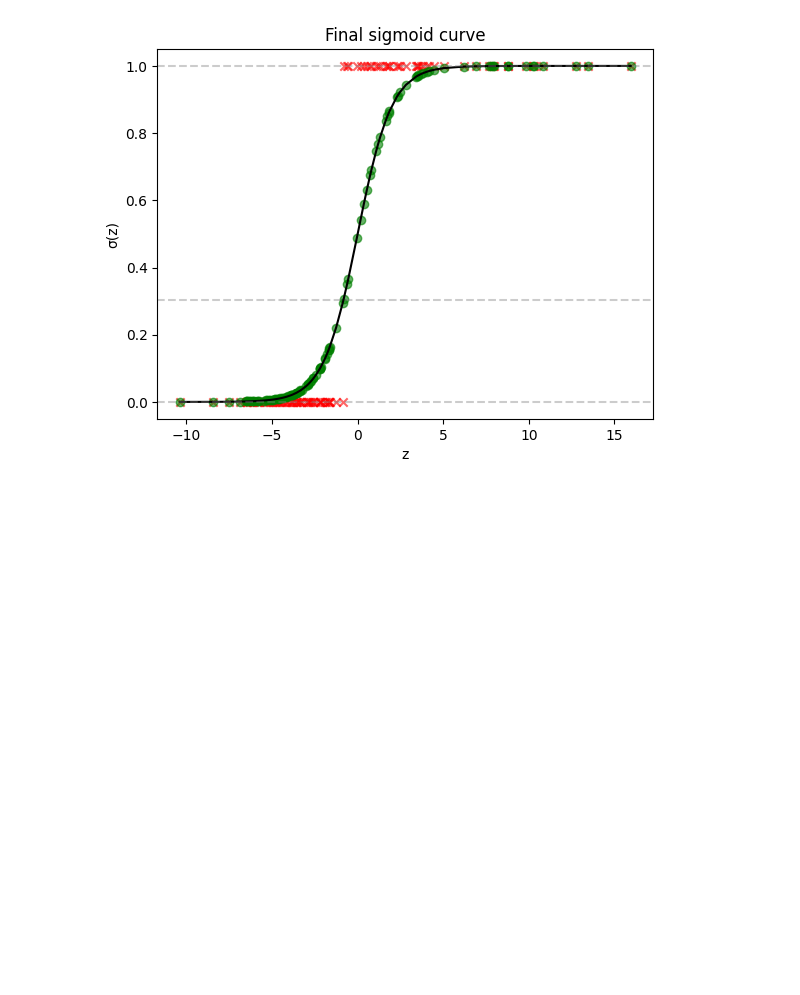
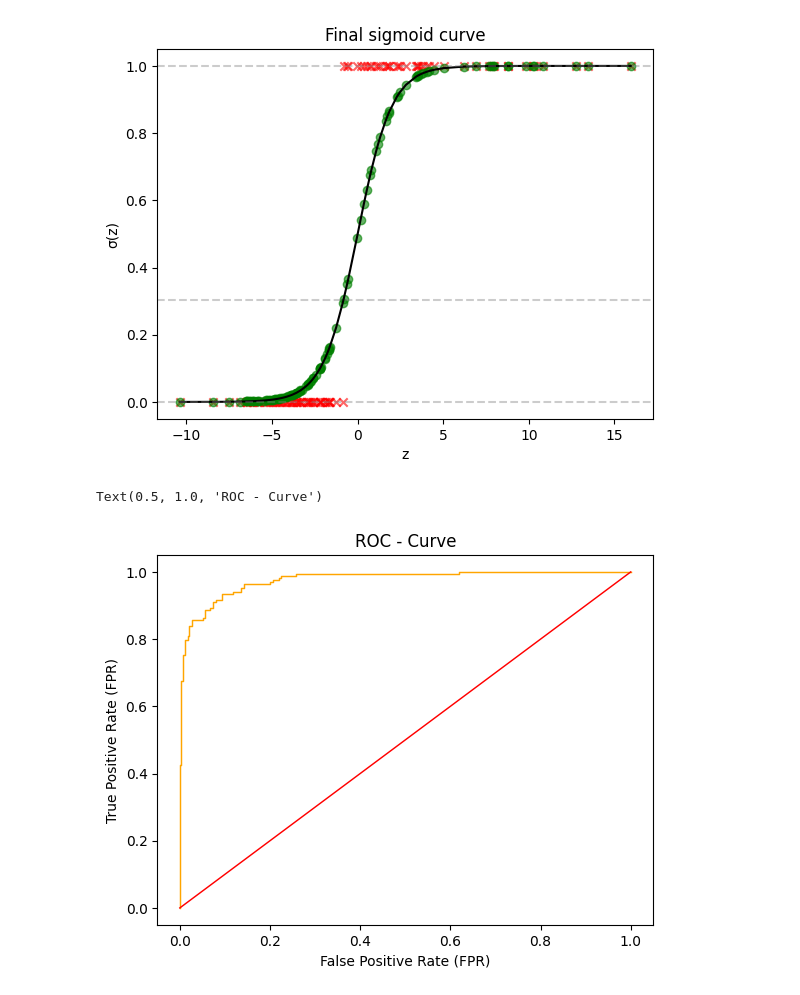
Before and after one commit to Sachet27/ML_Training, a Jupyter notebook: src/logistic_regression_test.ipynb, the cells around one changed output. Saved outputs shown, nothing was run; the diff lists cells and outputs as text; code cells hidden in the pictures; blank space fills up the shorter version.

Commit message:
Added roc curve

```diff
--- a/src/logistic_regression_test.ipynb
+++ b/src/logistic_regression_test.ipynb
@@ -292,3 +292,13 @@ plt.title('Final sigmoid curve')
 # %% [output]
 Text(0.5, 1.0, 'Final sigmoid curve')
 [figure]
+# %%
+#plotting auc roc curve
+plt.plot(fpr, tpr, linewidth= 1.05, color= 'orange', label= 'actual model performance')
+plt.plot([0,1], [0,1], linewidth= 1.05, color= 'red', label= 'random model performance')
+plt.xlabel('False Positive Rate (FPR)')
+plt.ylabel('True Positive Rate (FPR)')
+plt.title('ROC - Curve')
+# %% [output]
+Text(0.5, 1.0, 'ROC - Curve')
+[figure, added]
```
